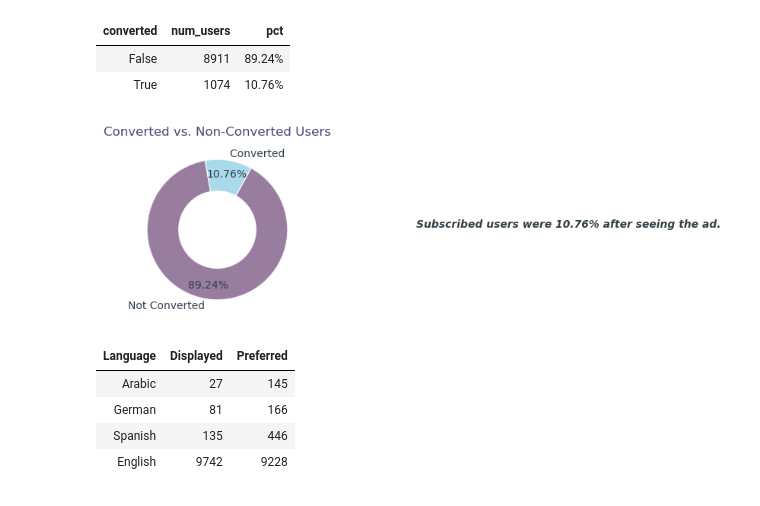
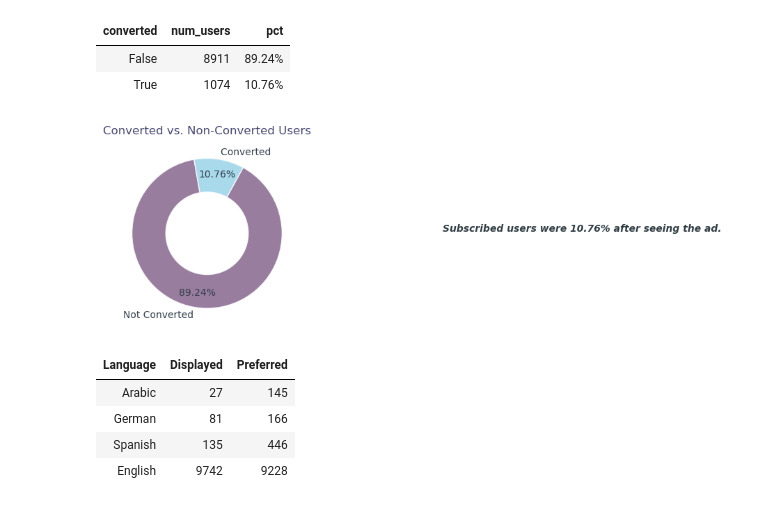
Before and after one commit to hend-a-ghafour/Analyzing_Marketing_Campaigns, a Jupyter notebook: Analyzing_Marketing_Campaigns.ipynb, the cells around one changed output. Drawn from its saved outputs; the diff is of its cells as text; code cells hidden in the pictures.

```diff
--- a/Analyzing_Marketing_Campaigns.ipynb
+++ b/Analyzing_Marketing_Campaigns.ipynb
@@ -518,29 +518,29 @@ converted_users.style.hide().format({'pct':'{:,.2%}'})
 # %%
 # Visualization:
 # Defining colors based on performance
 colors = ['#805D87' if n == converted_users.pct.max() else '#94D1E7' for n in converted_users.pct]
 
 # Creating the Chart
 size = 0.45
 label_con = 'Not Converted','Converted '
-plt.subplots(figsize = (3,3))
+plt.subplots(figsize = (3.5,3.5))
 wedges, texts, autotexts=plt.pie(converted_users.pct, radius=1, colors= colors,labels = label_con,autopct='%1.2f%%',
                                  pctdistance=.8,textprops={'fontsize': 10,'color':'#313E4C',},
                                  wedgeprops=dict(width=size, edgecolor='w'),startangle=100)
 
 # Customizing the Chart
 for w in wedges:
     w.set_alpha(0.8)
 
 plt.title('Converted vs. Non-Converted Users', fontsize=12,color='#454775')
 
 # Findings
 text = '''
 Subscribed users were 10.76% after seeing the ad.'''
 plt.text(5,0,text,ha='center',va='bottom',fontsize = 10,
          weight = 'semibold',fontstyle='italic',color='#313E45');
 # %% [output]
-[figure, old version]
+[figure, new version]
 # %%
 # Displayed Lanaguage vs. Preferred Language
 lang_displayed=marketing.groupby('language_displayed')['user_id'].count().reset_index()\
```
Also changed, not shown: parts of 15 cells of this notebook.
